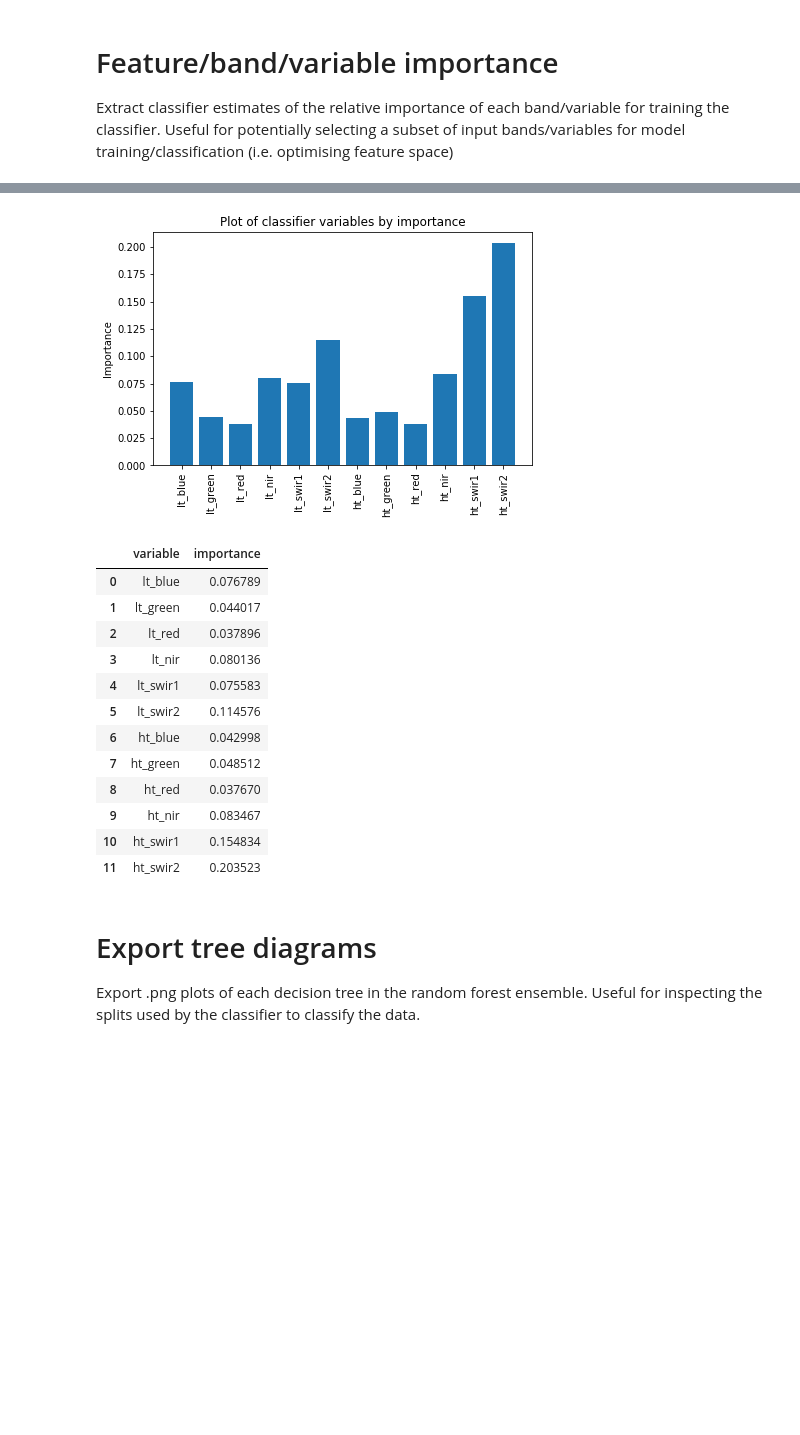
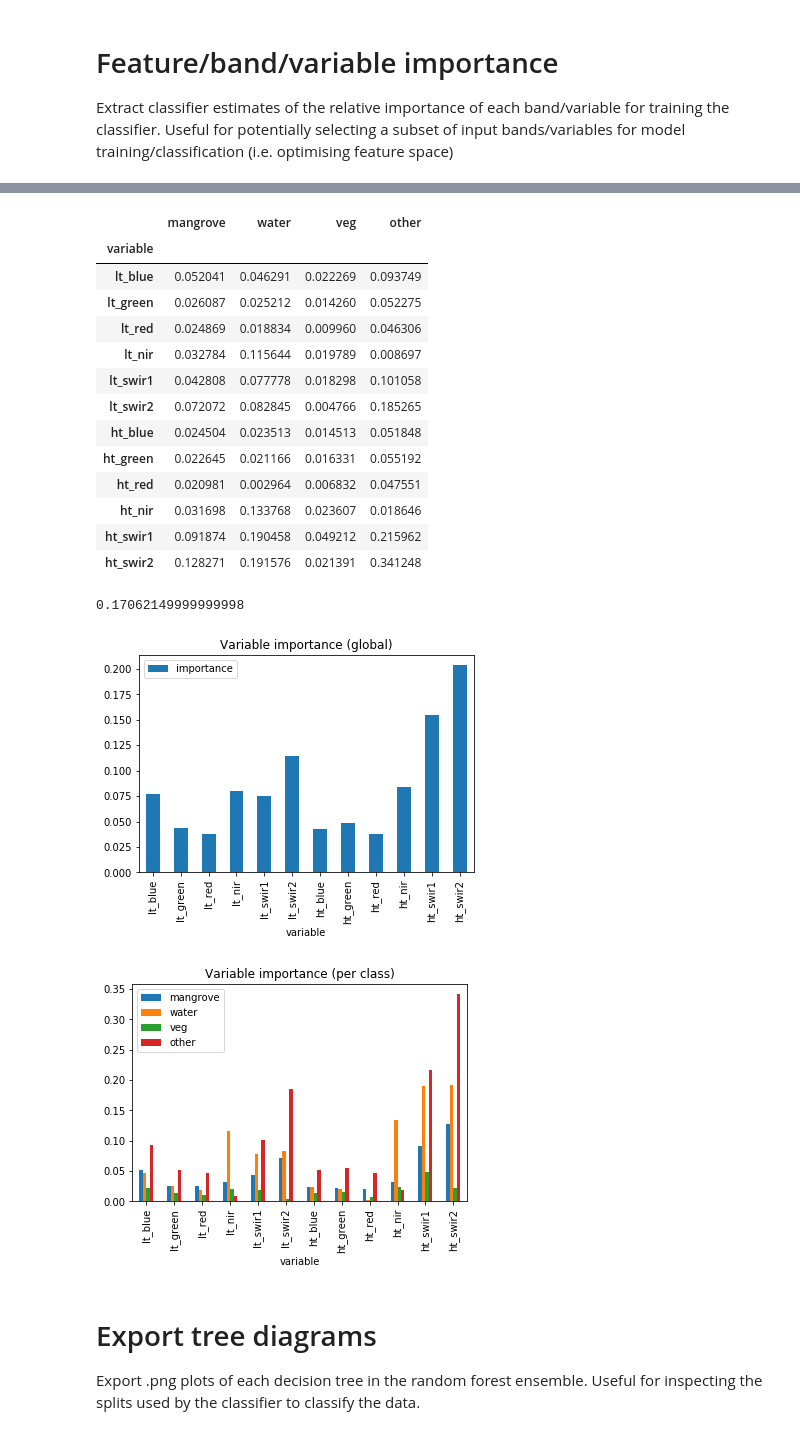
Before and after one commit to ML-MachineLearning/randomforest-GA, a Jupyter notebook: random_forest.ipynb, the cells around one changed output, grey strips where cells are left out. Cells and saved outputs as stored; diff of their text form; code cells hidden in the pictures; blank space fills up the shorter version.

Commit message:
Add code to plot feature importance by class

```diff
--- a/random_forest.ipynb
+++ b/random_forest.ipynb
@@ -641,22 +641,45 @@ Class probability computing...
 # Feature/band/variable importance
 Extract classifier estimates of the relative importance of each band/variable for training the classifier. Useful for potentially selecting a subset of input bands/variables for model training/classification (i.e. optimising feature space)
 # %%
-# Extract feature importances from trained classifier
-importance = classifier.feature_importances_
+# # Extract feature importances from trained classifier
+# importance = classifier.feature_importances_
 
 # Plot features by importance
-x = np.arange(len(importance))
-fig, ax = plt.subplots()
-plt.title("Plot of classifier variables by importance")
-plt.tight_layout()
-plt.bar(x, importance)
-plt.xticks(x, analysis_xarray.data_vars, rotation = 90)
-plt.ylabel('Importance')
-plt.savefig("figures/feature_importance.png", bbox_inches = 'tight')
-plt.show()
+# x = np.arange(len(importance))
+# fig, ax = plt.subplots()
+# plt.title("Plot of classifier variables by importance")
+# plt.tight_layout()
+# plt.bar(x, importance)
+# plt.xticks(x, analysis_xarray.data_vars, rotation = 90)
+# plt.ylabel('Importance')
+# plt.savefig("figures/feature_importance.png", bbox_inches = 'tight')
+# plt.show()
 
 # Importance values
 importance_df = pd.DataFrame({'variable': analysis_xarray.data_vars,
                               'importance': importance})
-display(importance_df[['variable', 'importance']])
+importance_df.set_index("variable", inplace=True)
+importance_df.plot.bar(title = "Variable importance (global)")
+display(importance_df)
+
+
+def class_feature_importance(X, Y, feature_importances):
+    N, M = X.shape
+    X = scale(X)
+
+    out = {}
+    for c in set(Y):
+        out[c] = dict(zip(range(N), np.mean(X[Y==c, :], axis=0) * feature_importances))
+
+    return out
+
+from sklearn.preprocessing import scale
+
+result = class_feature_importance(train_samp, train_lab, classifier.feature_importances_)
+df = pd.DataFrame(result)
+df.columns = classification_names
+df["variable"] = list(analysis_xarray.data_vars)
+df.set_index("variable", inplace=True)
+df.abs().plot.bar(title = "Variable importance (per class)")
+display(df.abs())
 # %% [output]
@@ -663,17 +700,20 @@ display(importance_df[['variable', 'importance']])
+|  | mangrove | water | veg | other |
+| variable |  |  |  |  |
+| lt_blue | 0.052041 | 0.046291 | 0.022269 | 0.093749 |
+| lt_green | 0.026087 | 0.025212 | 0.014260 | 0.052275 |
+| lt_red | 0.024869 | 0.018834 | 0.009960 | 0.046306 |
+| lt_nir | 0.032784 | 0.115644 | 0.019789 | 0.008697 |
+| lt_swir1 | 0.042808 | 0.077778 | 0.018298 | 0.101058 |
+| lt_swir2 | 0.072072 | 0.082845 | 0.004766 | 0.185265 |
+| ht_blue | 0.024504 | 0.023513 | 0.014513 | 0.051848 |
+| ht_green | 0.022645 | 0.021166 | 0.016331 | 0.055192 |
+| ht_red | 0.020981 | 0.002964 | 0.006832 | 0.047551 |
+| ht_nir | 0.031698 | 0.133768 | 0.023607 | 0.018646 |
+| ht_swir1 | 0.091874 | 0.190458 | 0.049212 | 0.215962 |
+| ht_swir2 | 0.128271 | 0.191576 | 0.021391 | 0.341248 |
+0.17062149999999998
-[figure, old version]
+[figure, new version]
-|  | variable | importance |
-| 0 | lt_blue | 0.076789 |
-| 1 | lt_green | 0.044017 |
-| 2 | lt_red | 0.037896 |
-| 3 | lt_nir | 0.080136 |
-| 4 | lt_swir1 | 0.075583 |
-| 5 | lt_swir2 | 0.114576 |
-| 6 | ht_blue | 0.042998 |
-| 7 | ht_green | 0.048512 |
-| 8 | ht_red | 0.037670 |
-| 9 | ht_nir | 0.083467 |
-| 10 | ht_swir1 | 0.154834 |
-| 11 | ht_swir2 | 0.203523 |
+[figure, added]
 # %% [markdown]
 # Export tree diagrams
 Export .png plots of each decision tree in the random forest ensemble. Useful for inspecting the splits used by the classifier to classify the data.
```
Also changed, not shown: parts of 2 cells of this notebook.
